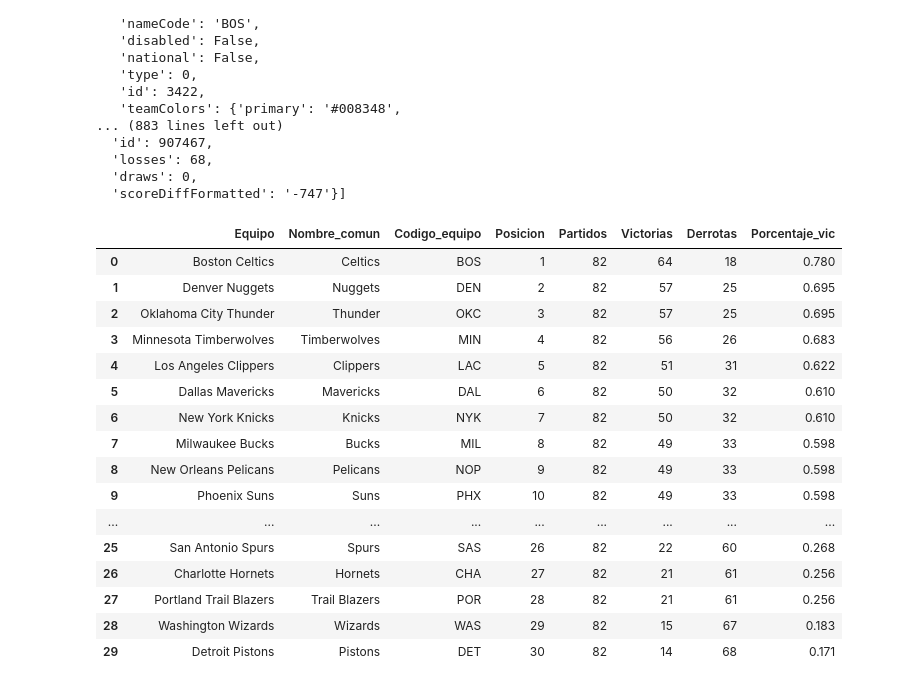
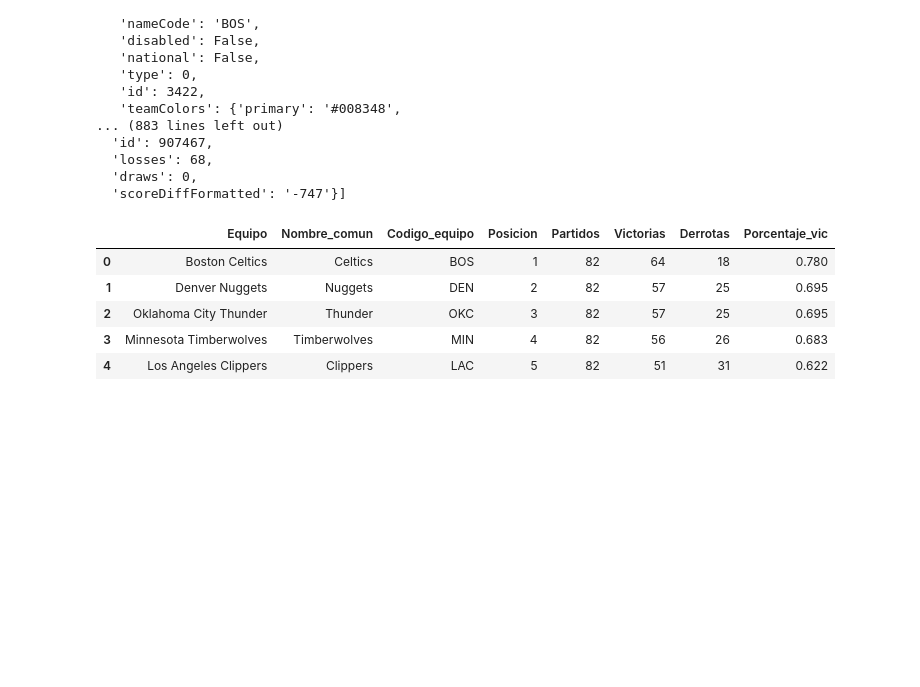
Before and after one commit to ngcarvajall/Proyecto5-GOAT_MJ_LJ, a Jupyter notebook: extraccion_2024.ipynb, the cells around one changed output. Saved outputs shown, nothing was run; the diff lists cells and outputs as text; code cells hidden in the pictures; blank space fills up the shorter version.

```diff
--- a/extraccion_2024.ipynb
+++ b/extraccion_2024.ipynb
@@ -25,13 +25,16 @@ import dotenv
 # dotenv.load_dotenv() ### reconoce un archivo .env y que tiene información
 import json
 from time import sleep
+# %%
+dotenv.load_dotenv()
+api_token = os.getenv('api_token')
 # %%
 import requests
 
 url = "https://basketapi1.p.rapidapi.com/api/basketball/tournament/132/season/54105/standings/total"
 
 headers = {
-	"x-rapidapi-key": "8bf68f7481msh7aa93c8e8e9a6ffp19eef8jsn33f2cc37fe85",
+	"x-rapidapi-key": api_token,
 	"x-rapidapi-host": "basketapi1.p.rapidapi.com"
 }
 
@@ -88,22 +91,11 @@ for i in range(0,30):
 # %%
 df = pd.DataFrame(lista_diccionario)
 # %%
-df
+df.head()
 # %% [output]
 |  | Equipo | Nombre_comun | Codigo_equipo | Posicion | Partidos | Victorias | Derrotas | Porcentaje_vic |
 | 0 | Boston Celtics | Celtics | BOS | 1 | 82 | 64 | 18 | 0.780 |
 | 1 | Denver Nuggets | Nuggets | DEN | 2 | 82 | 57 | 25 | 0.695 |
 | 2 | Oklahoma City Thunder | Thunder | OKC | 3 | 82 | 57 | 25 | 0.695 |
 | 3 | Minnesota Timberwolves | Timberwolves | MIN | 4 | 82 | 56 | 26 | 0.683 |
 | 4 | Los Angeles Clippers | Clippers | LAC | 5 | 82 | 51 | 31 | 0.622 |
-| 5 | Dallas Mavericks | Mavericks | DAL | 6 | 82 | 50 | 32 | 0.610 |
-| 6 | New York Knicks | Knicks | NYK | 7 | 82 | 50 | 32 | 0.610 |
-| 7 | Milwaukee Bucks | Bucks | MIL | 8 | 82 | 49 | 33 | 0.598 |
-| 8 | New Orleans Pelicans | Pelicans | NOP | 9 | 82 | 49 | 33 | 0.598 |
-| 9 | Phoenix Suns | Suns | PHX | 10 | 82 | 49 | 33 | 0.598 |
-| ... | ... | ... | ... | ... | ... | ... | ... | ... |
-| 25 | San Antonio Spurs | Spurs | SAS | 26 | 82 | 22 | 60 | 0.268 |
-| 26 | Charlotte Hornets | Hornets | CHA | 27 | 82 | 21 | 61 | 0.256 |
-| 27 | Portland Trail Blazers | Trail Blazers | POR | 28 | 82 | 21 | 61 | 0.256 |
-| 28 | Washington Wizards | Wizards | WAS | 29 | 82 | 15 | 67 | 0.183 |
-| 29 | Detroit Pistons | Pistons | DET | 30 | 82 | 14 | 68 | 0.171 |
```
Also changed, not shown: parts of 1 cell of this notebook, 5 other files.
